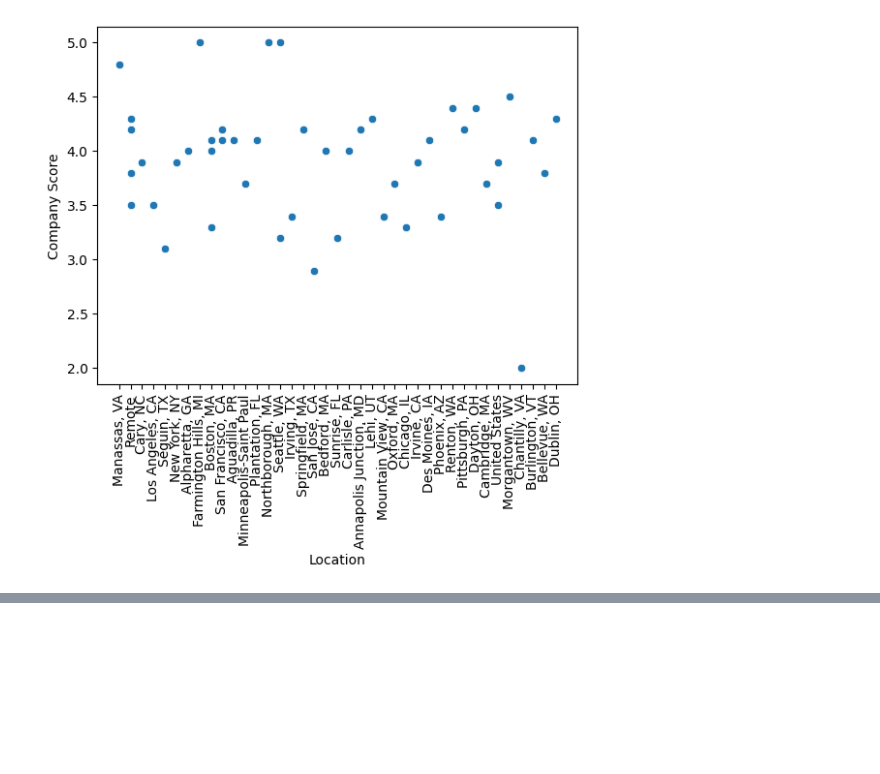
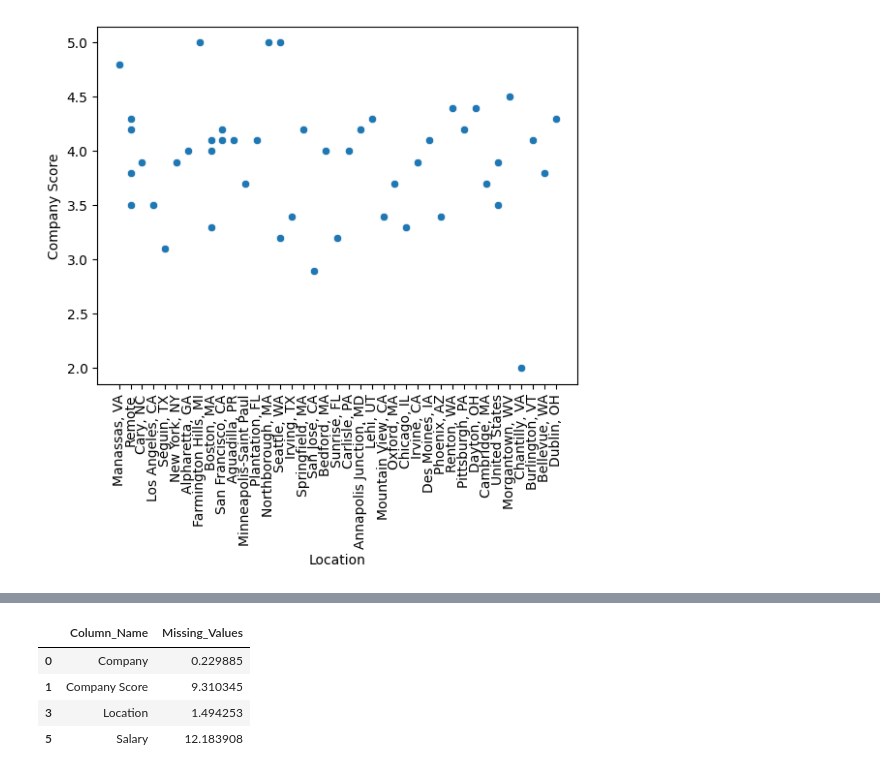
Before and after one commit to andrewnoonan2004/INFSCI-0510, a Jupyter notebook: Assignment2.ipynb, the cells around one changed output, grey strips where cells are left out. Cells and saved outputs as stored; diff of their text form; code cells hidden in the pictures; blank space fills up the shorter version.

```diff
--- a/Assignment2.ipynb
+++ b/Assignment2.ipynb
@@ -63,0 +81,12 @@ sb.scatterplot(data=df.head(50), x='Location', y='Company Score')
+# %%
+temp = pd.DataFrame(df.isnull().sum())
+temp.reset_index(inplace=True)
+temp.columns = ['Column_Name', 'Missing_Values']
+temp['Missing_Values'] = temp['Missing_Values']/ df.shape[0] * 100
+temp.query('Missing_Values > 0')
+# %% [output]
+|  | Column_Name | Missing_Values |
+| 0 | Company | 0.229885 |
+| 1 | Company Score | 9.310345 |
+| 3 | Location | 1.494253 |
+| 5 | Salary | 12.183908 |
```
Also changed, not shown: parts of 19 cells of this notebook.
